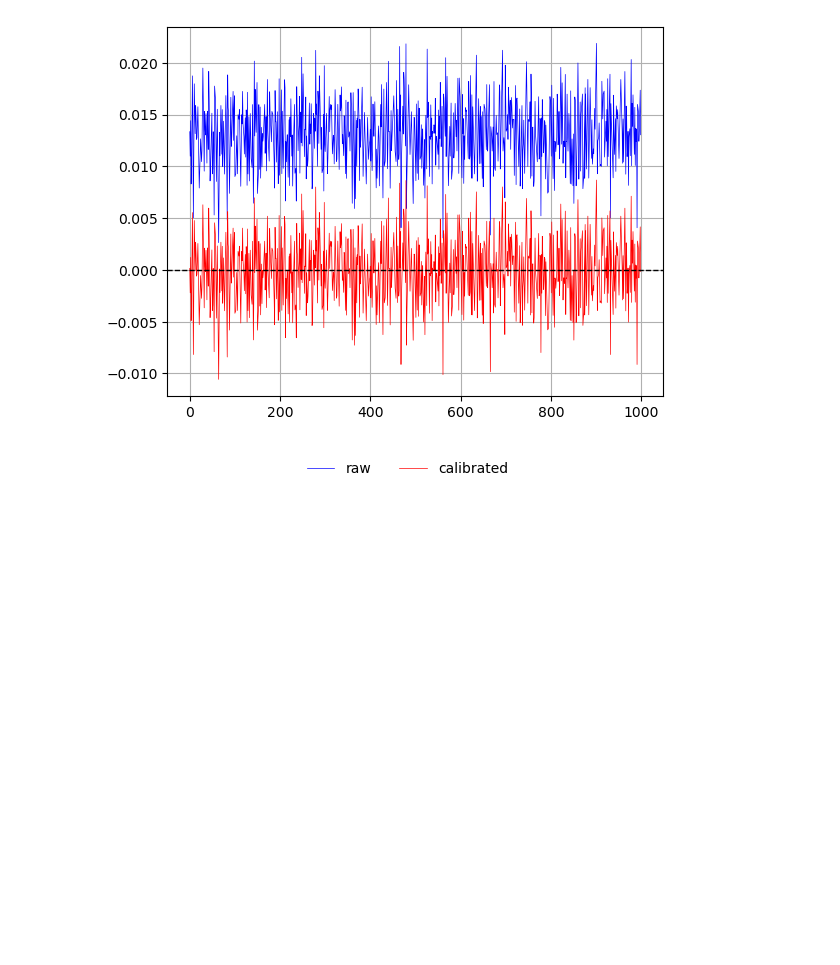
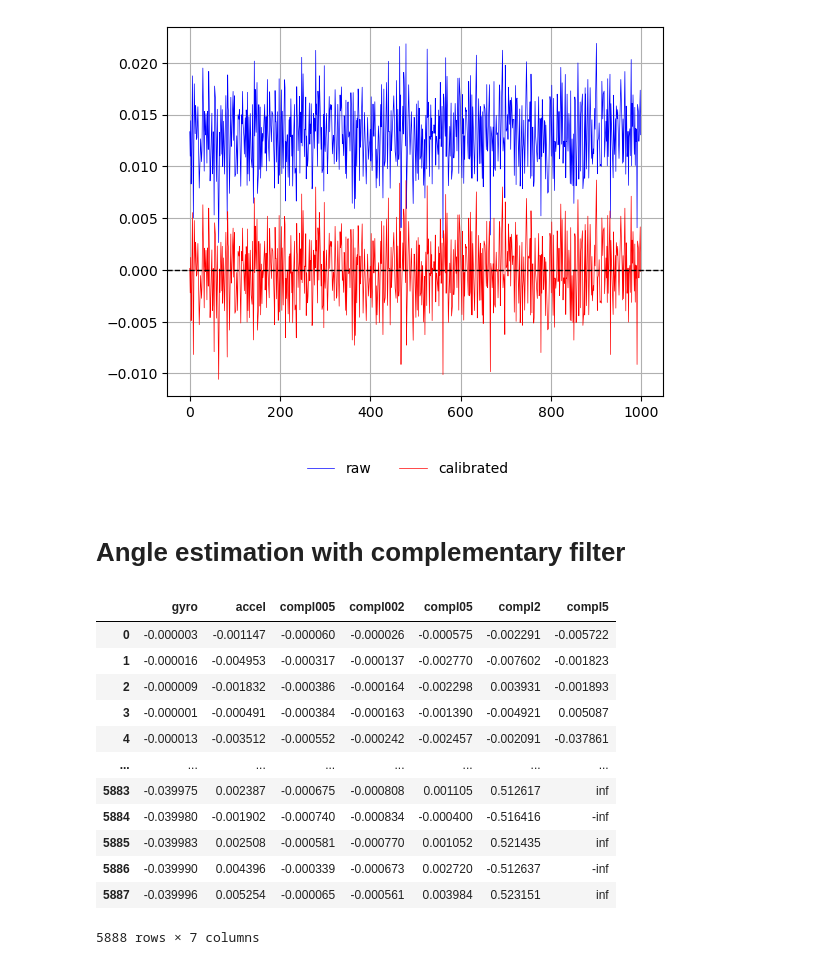
Before and after one commit to Hidan0/automatic-pitch-stabilization-PoC, a Jupyter notebook: doc/data/Analysis.ipynb, the cells around one changed output. Cells and saved outputs as stored; diff of their text form; code cells hidden in the pictures; blank space fills up the shorter version.

```diff
--- a/doc/data/Analysis.ipynb
+++ b/doc/data/Analysis.ipynb
@@ -123,3 +123,22 @@ fig.savefig('imgs/accelerometer_calibrations.png', bbox_inches='tight')
 plt.show()
 # %% [output]
 [figure]
+# %% [markdown]
+# Angle estimation with complementary filter
+# %%
+compl = pd.read_csv('compl.csv')
+compl
+# %% [output]
+|  | gyro | accel | compl005 | compl002 | compl05 | compl2 | compl5 |
+| 0 | -0.000003 | -0.001147 | -0.000060 | -0.000026 | -0.000575 | -0.002291 | -0.005722 |
+| 1 | -0.000016 | -0.004953 | -0.000317 | -0.000137 | -0.002770 | -0.007602 | -0.001823 |
+| 2 | -0.000009 | -0.001832 | -0.000386 | -0.000164 | -0.002298 | 0.003931 | -0.001893 |
+| 3 | -0.000001 | -0.000491 | -0.000384 | -0.000163 | -0.001390 | -0.004921 | 0.005087 |
+| 4 | -0.000013 | -0.003512 | -0.000552 | -0.000242 | -0.002457 | -0.002091 | -0.037861 |
+| ... | ... | ... | ... | ... | ... | ... | ... |
+| 5883 | -0.039975 | 0.002387 | -0.000675 | -0.000808 | 0.001105 | 0.512617 | inf |
+| 5884 | -0.039980 | -0.001902 | -0.000740 | -0.000834 | -0.000400 | -0.516416 | -inf |
+| 5885 | -0.039983 | 0.002508 | -0.000581 | -0.000770 | 0.001052 | 0.521435 | inf |
+| 5886 | -0.039990 | 0.004396 | -0.000339 | -0.000673 | 0.002720 | -0.512637 | -inf |
+| 5887 | -0.039996 | 0.005254 | -0.000065 | -0.000561 | 0.003984 | 0.523151 | inf |
+5888 rows × 7 columns
```
Also changed, not shown: parts of 3 cells of this notebook, 5 other files.
